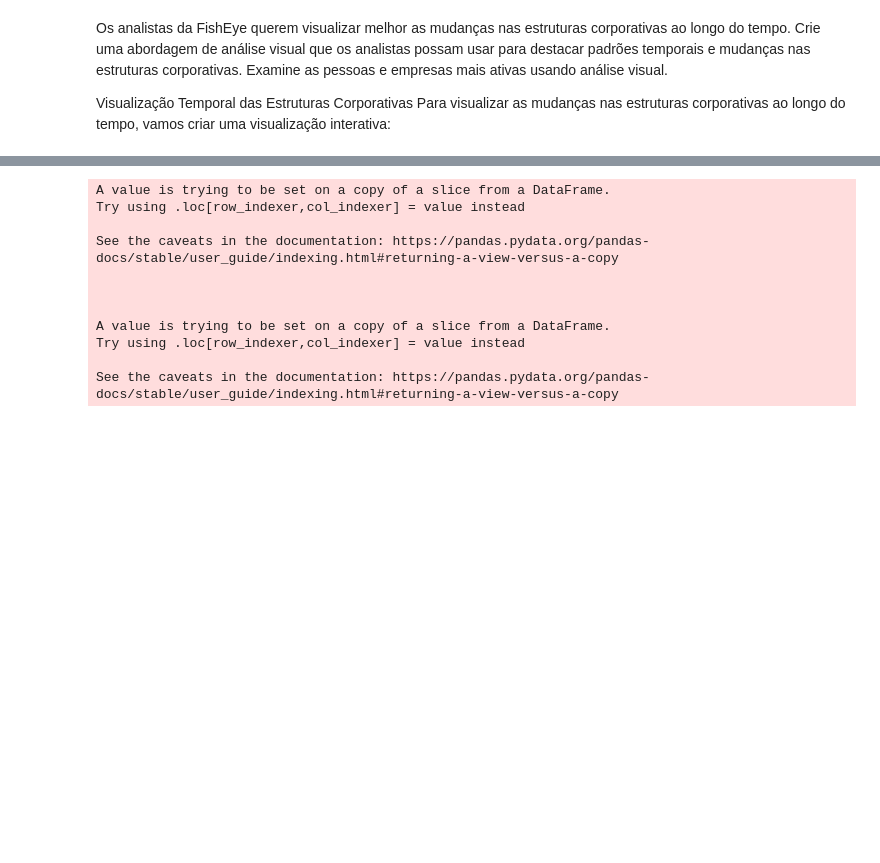
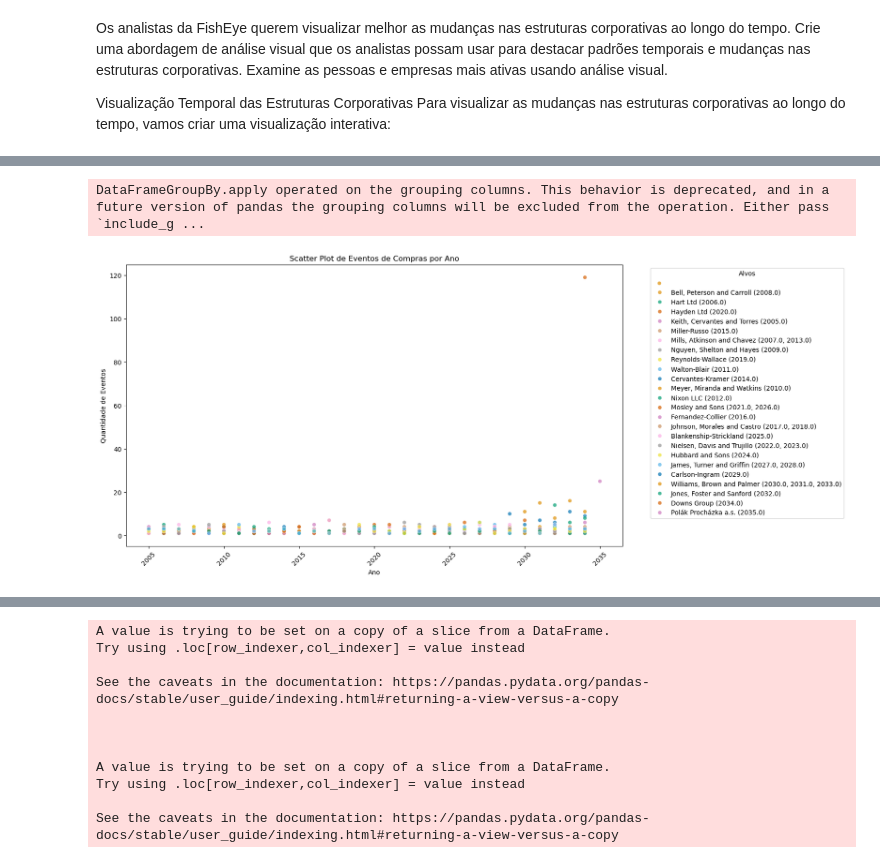
Before and after one commit to bettachini/visualizacion, a Jupyter notebook: vast2024/analisis2.ipynb, the cells around one changed output, grey strips where cells are left out. Cells and saved outputs as stored; diff of their text form; code cells hidden in the pictures; blank space fills up the shorter version.

Commit message:
feat: Adicionar recurso de visualização de gráficos

```diff
--- a/vast2024/analisis2.ipynb
+++ b/vast2024/analisis2.ipynb
@@ -136,3 +82,8 @@ fig.update_layout(
 )
 
 fig.show()
+# %%
+# Função para selecionar os maiores alvos de cada ano com o respectivo ano
+def get_top_target_per_year(df):
+    top_targets = df.groupby('year').apply(lambda x: x.nlargest(1, 'count_events')).reset_index(drop=True)
+    return top_targets
@@ -138,0 +109,4 @@ fig.show()
+# %%
+#media geral de beneficalowndership por ano
+df_counts_beneficial_ownership = df_links[df_links['type'] == 'Event.Owns.BeneficialOwnership']
+df_counts_beneficial_ownership = df_counts_beneficial_ownership.groupby(['year', 'type', 'target']).size().reset_index(name='count_events')
@@ -138,0 +154,45 @@ fig.show()
+# %%
+
+# Selecionar os maiores alvos de cada ano com o respectivo ano
+top_per_year = get_top_target_per_year(df_counts_beneficial_ownership)
+
+# Agrupar por categoria principal e concatenar os anos em uma string separada por vírgula para top_per_year
+grouped = top_per_year.groupby('target')['year'].apply(lambda x: ', '.join(x.astype(str).unique())).reset_index()
+
+# Conjunto para armazenar categorias já marcadas como específicas
+marked_categories = set()
+
+# Aplicar a função para atualizar 'category_with_year' e adicionar ao DataFrame
+df_counts_beneficial_ownership['category_with_year'] = df_counts_beneficial_ownership.apply(
+    lambda row: update_category_with_year(row, grouped, marked_categories),
+    axis=1
+)
+
+# Criar a paleta de cores usando seaborn colorblind para cada categoria única
+unique_categories = df_counts_beneficial_ownership['category_with_year'].unique()
+palette = sns.color_palette('colorblind', n_colors=len(unique_categories))
+color_map = dict(zip(unique_categories, palette))
+
+# Definir uma cor específica para a categoria "Outros"
+color_map['Outros'] = 'lightgray'
+
+# Criar o scatter plot com legendas diferenciadas e cores personalizadas
+plt.figure(figsize=(14, 8))
+scatter = sns.scatterplot(
+    x='year', y='count_events', hue='category_with_year', data=df_counts_beneficial_ownership,
+    alpha=0.7, palette=color_map
+)
+
+plt.title('Scatter Plot de Eventos de Compras por Ano')
+plt.xlabel('Ano')
+plt.ylabel('Quantidade de Eventos')
+plt.xticks(rotation=45)
+
+# Criar legendas personalizadas com nome da categoria e anos correspondentes para "Top"
+legend_labels = df_counts_beneficial_ownership.drop_duplicates('category_with_year')['category_with_year'].tolist()
+plt.legend(title='Alvos', bbox_to_anchor=(1.05, 1), loc='upper left', labels=legend_labels)
+
+plt.show()
+# %% [output]
+DataFrameGroupBy.apply operated on the grouping columns. This behavior is deprecated, and in a future version of pandas the grouping columns will be excluded from the operation. Either pass `include_g ...
+[figure, added]
```
Also changed, not shown: parts of 35 cells of this notebook.
